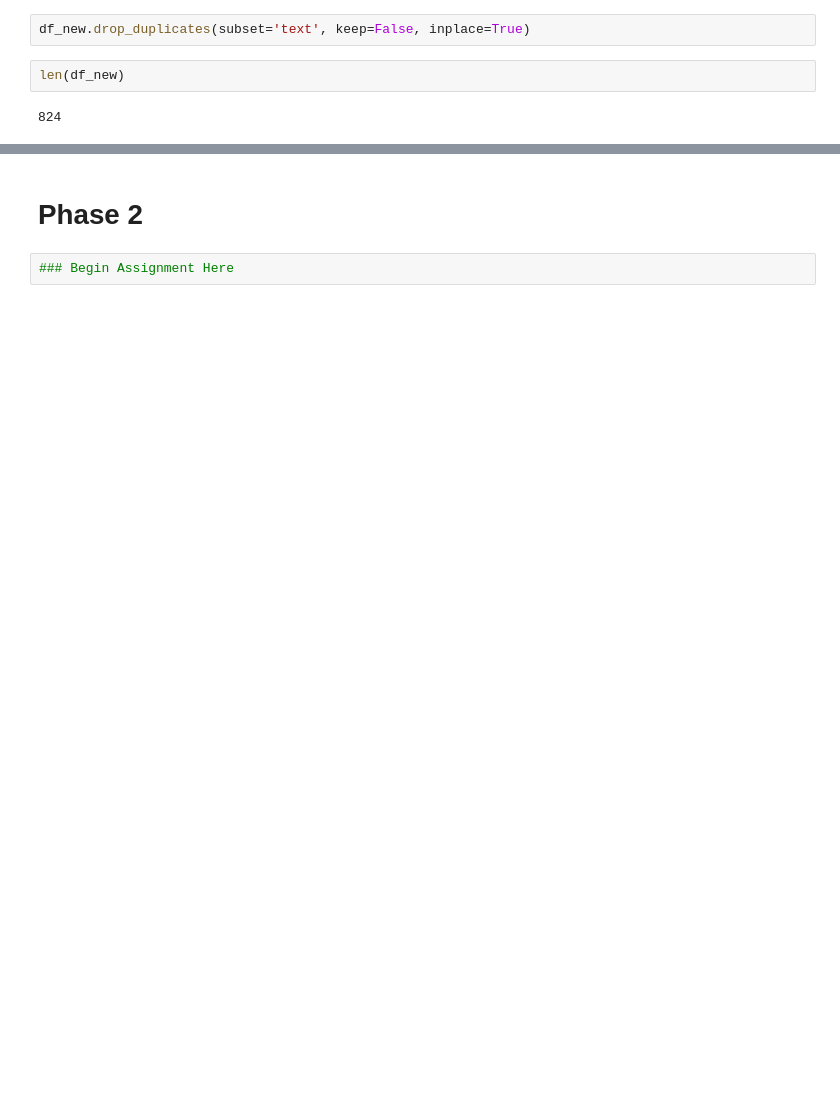
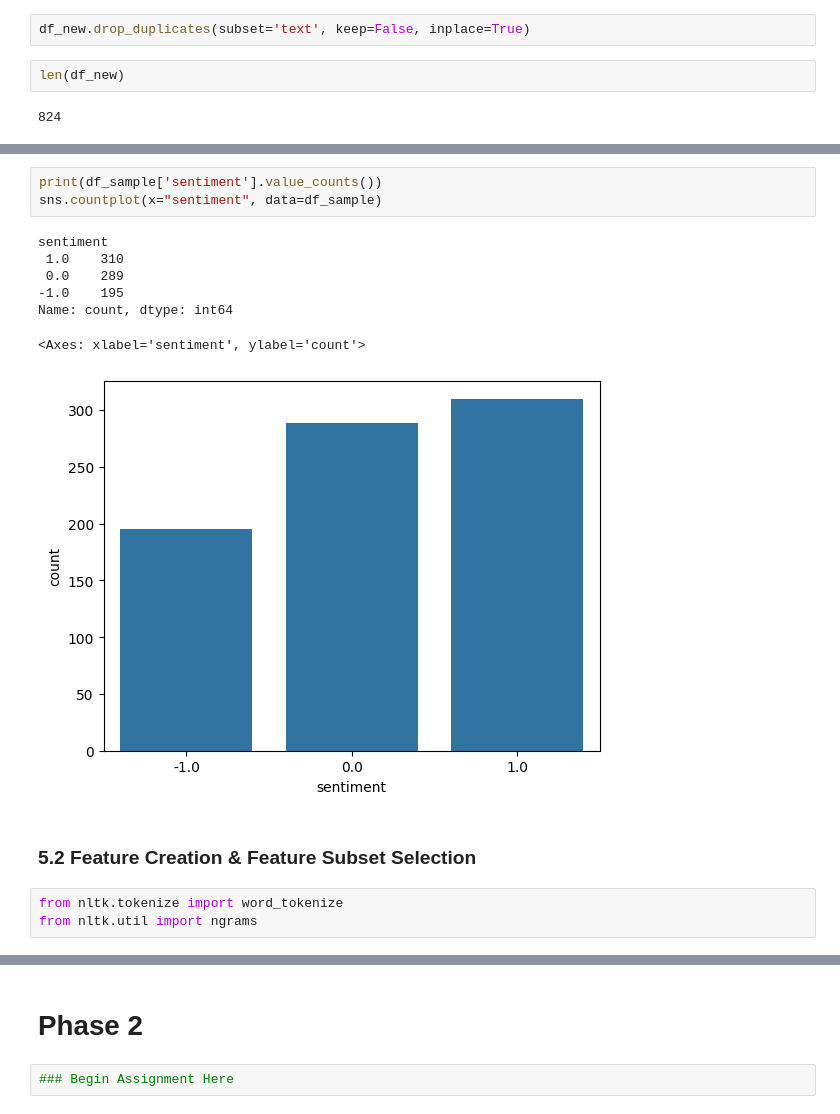
Before and after one commit to bbswei/DM2025-Lab1-Exercise, a Jupyter notebook: DM2025-Lab1-Homework.ipynb, the cells around one changed output, grey strips where cells are left out. Saved outputs shown, nothing was run; the diff lists cells and outputs as text; blank space fills up the shorter version.

```diff
--- a/DM2025-Lab1-Homework.ipynb
+++ b/DM2025-Lab1-Homework.ipynb
@@ -329,0 +393,16 @@ len(df_new)
+# %%
+print(df_sample['sentiment'].value_counts())
+sns.countplot(x="sentiment", data=df_sample)
+# %% [output]
+sentiment
+ 1.0    310
+ 0.0    289
+-1.0    195
+Name: count, dtype: int64
+<Axes: xlabel='sentiment', ylabel='count'>
+[figure, added]
+# %% [markdown]
+### 5.2 Feature Creation & Feature Subset Selection
+# %%
+from nltk.tokenize import word_tokenize
+from nltk.util import ngrams
```
Also changed, not shown: parts of 53 cells of this notebook.
